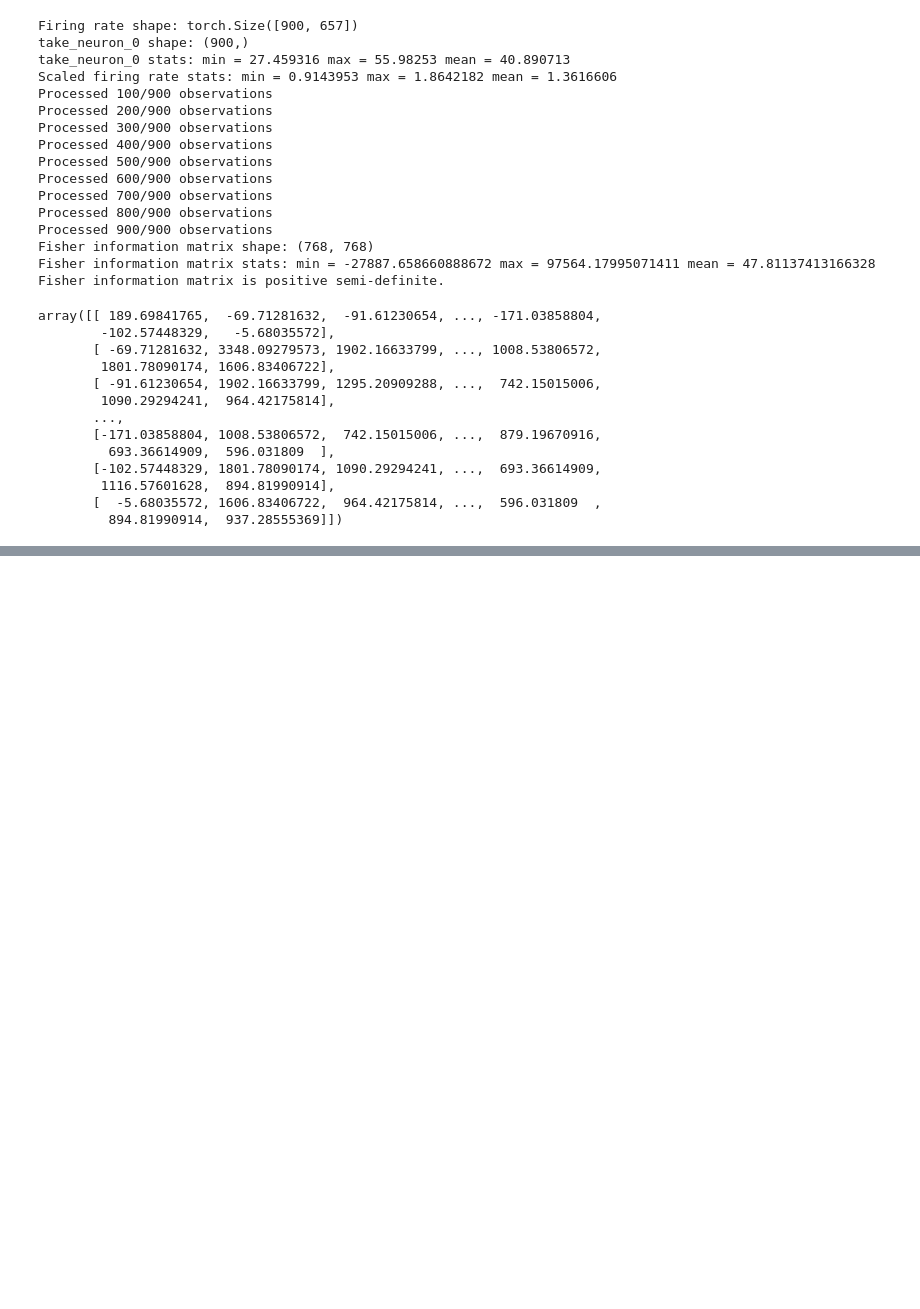
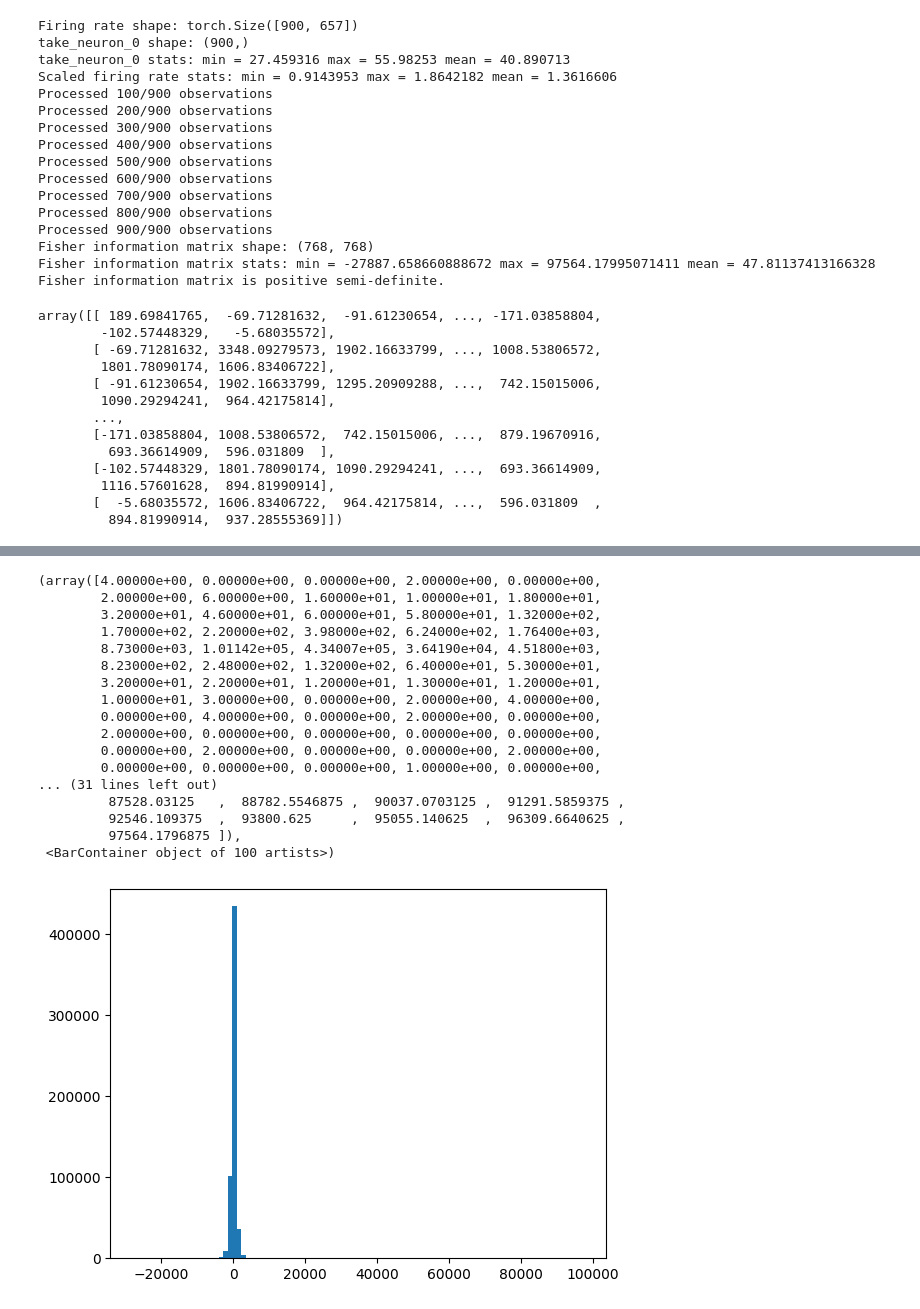
Before and after one commit to mariakesa/NeuroGarage, a Jupyter notebook: pipeline2/test_code.ipynb, the cells around one changed output, grey strips where cells are left out. Cells and saved outputs as stored; diff of their text form; code cells hidden in the pictures; blank space fills up the shorter version.

```diff
--- a/pipeline2/test_code.ipynb
+++ b/pipeline2/test_code.ipynb
@@ -405,0 +476,21 @@ array([[ 189.69841765,  -69.71281632,  -91.61230654, ..., -171.03858804,
+# %%
+plt.hist(f.flatten(), bins=100)
+# %% [output]
+(array([4.00000e+00, 0.00000e+00, 0.00000e+00, 2.00000e+00, 0.00000e+00,
+        2.00000e+00, 6.00000e+00, 1.60000e+01, 1.00000e+01, 1.80000e+01,
+        3.20000e+01, 4.60000e+01, 6.00000e+01, 5.80000e+01, 1.32000e+02,
+        1.70000e+02, 2.20000e+02, 3.98000e+02, 6.24000e+02, 1.76400e+03,
+        8.73000e+03, 1.01142e+05, 4.34007e+05, 3.64190e+04, 4.51800e+03,
+        8.23000e+02, 2.48000e+02, 1.32000e+02, 6.40000e+01, 5.30000e+01,
+        3.20000e+01, 2.20000e+01, 1.20000e+01, 1.30000e+01, 1.20000e+01,
+        1.00000e+01, 3.00000e+00, 0.00000e+00, 2.00000e+00, 4.00000e+00,
+        0.00000e+00, 4.00000e+00, 0.00000e+00, 2.00000e+00, 0.00000e+00,
+        2.00000e+00, 0.00000e+00, 0.00000e+00, 0.00000e+00, 0.00000e+00,
+        0.00000e+00, 2.00000e+00, 0.00000e+00, 0.00000e+00, 2.00000e+00,
+        0.00000e+00, 0.00000e+00, 0.00000e+00, 1.00000e+00, 0.00000e+00,
+... (31 lines left out)
+         87528.03125   ,  88782.5546875 ,  90037.0703125 ,  91291.5859375 ,
+         92546.109375  ,  93800.625     ,  95055.140625  ,  96309.6640625 ,
+         97564.1796875 ]),
+ <BarContainer object of 100 artists>)
+[figure, added]
```
Also changed, not shown: parts of 1 cell of this notebook.
